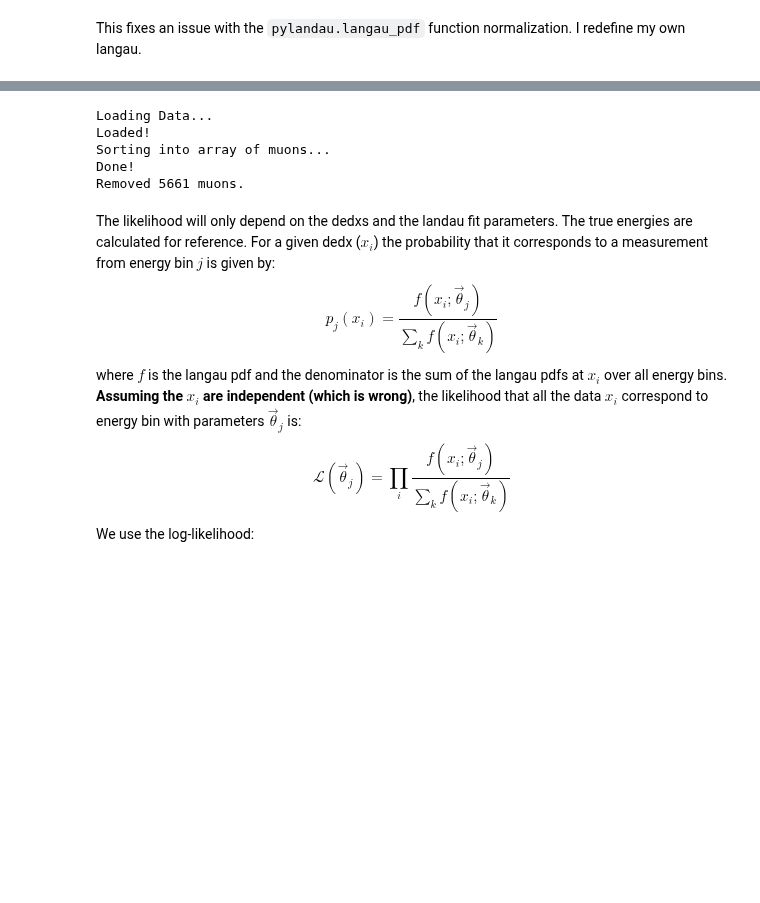
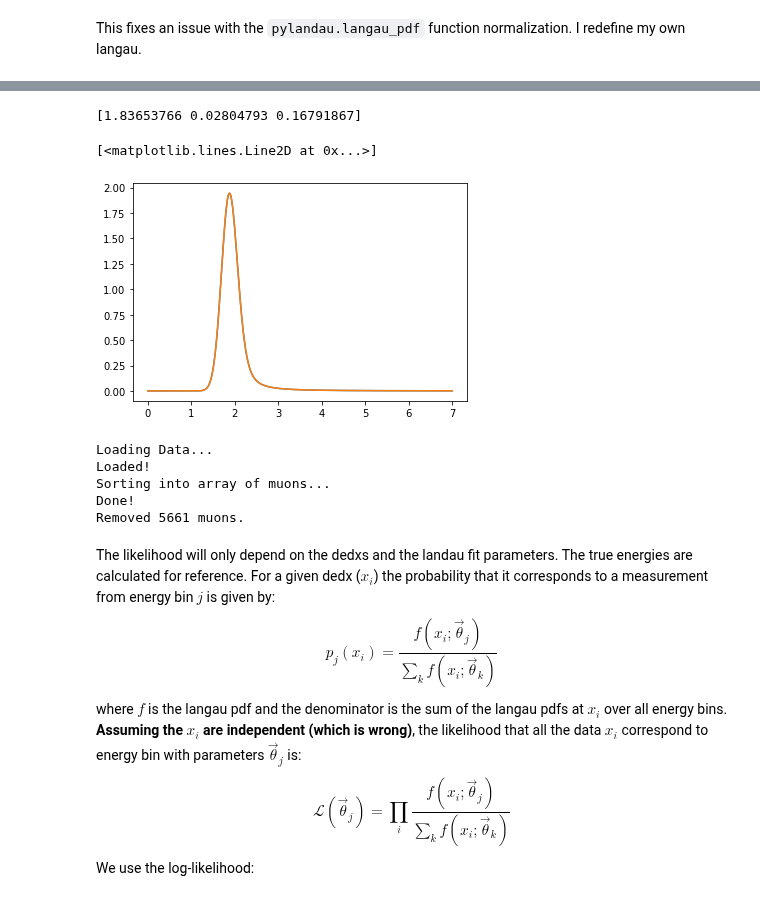
Before and after one commit to socrossley/Cosmic_Muon_CER, a Jupyter notebook: Likelihood.ipynb, the cells around one changed output, grey strips where cells are left out. Saved outputs shown, nothing was run; the diff lists cells and outputs as text; code cells hidden in the pictures; blank space fills up the shorter version.

```diff
--- a/Likelihood.ipynb
+++ b/Likelihood.ipynb
@@ -51,3 +69,16 @@ This fixes an issue with the <code>pylandau.langau_pdf</code> function normaliza
+# %%
+x = np.linspace(0,7,1000)
+sf = 10
+params=l_params[8,:]
+print(params)
+y = [ params[1]*pylandau.get_langau_pdf(x_, params[0], params[1], params[2]) for x_ in x ]
+y2 = [ sf*params[1]*sf*pylandau.get_langau_pdf(x_*sf, *(params*sf)) for x_ in x ]
+plt.plot(x,y)
+plt.plot(x,y2)
+# %% [output]
+[1.83653766 0.02804793 0.16791867]
+[<matplotlib.lines.Line2D at 0x...>]
+[figure, added]
 # %%
 def langau_pdf(dedx, mpv, eta, sig):
     return eta * pylandau.get_langau_pdf(dedx, mpv, eta, sig)
```
Also changed, not shown: parts of 4 cells of this notebook, 9 other files.
